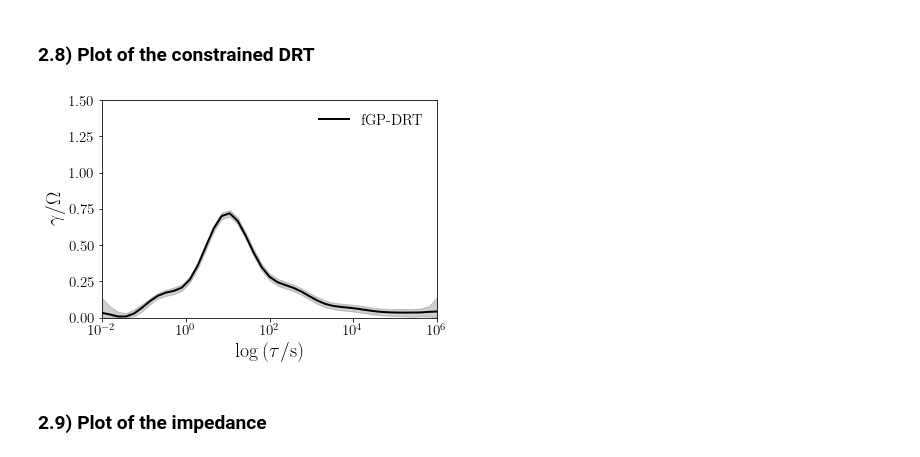
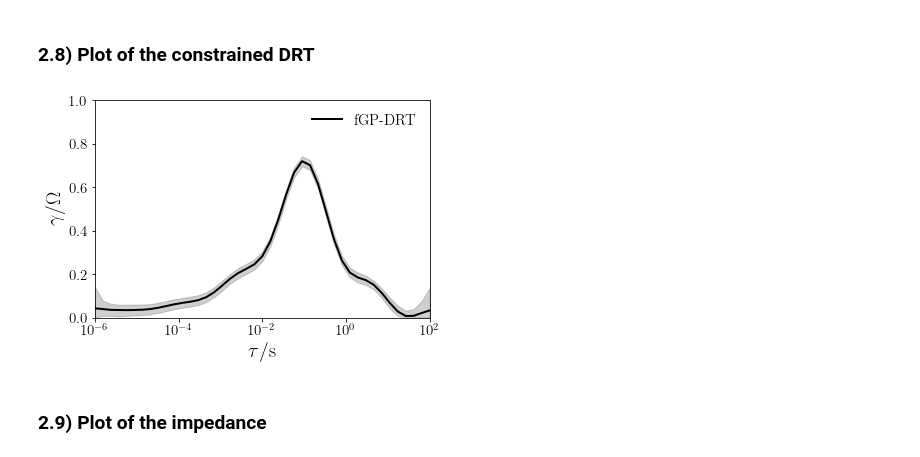
Before and after one commit to ciuccislab/fGP-DRT, a Jupyter notebook: tutorials/example5_SCFN_3percent_H2O_Temp_500_C.ipynb, the cells around one changed output. Cells and saved outputs as stored; diff of their text form; code cells hidden in the pictures.

```diff
--- a/tutorials/example5_SCFN_3percent_H2O_Temp_500_C.ipynb
+++ b/tutorials/example5_SCFN_3percent_H2O_Temp_500_C.ipynb
@@ -19,7 +19,7 @@ import scipy.io
 
 ### Load the data
 # %%
-df=pd.read_csv('./exp_data/500-AIR-3H2O.csv')
+df=pd.read_csv('./experimental_data/500-AIR-3H2O.csv')
 ##
 N_freqs = df.shape[0]
 freq_vec = np.flip(df['Freq'].values)
@@ -278,29 +278,29 @@ samples_Z_re_im = A@samples # samples of Z_re_im
 # %%
 gamma_avg = np.average(samples_gamma,axis=1)
 gamma_std = np.std(samples_gamma,axis=1)
 gamma_median = np.nanmedian(samples_gamma,axis=1)
 gamma_percentile_0dot1 = np.percentile(samples_gamma, 1, axis=1)
 gamma_percentile_0dot5 = np.percentile(samples_gamma, 50, axis=1)
 gamma_percentile_0dot9 = np.percentile(samples_gamma, 99, axis=1)
 
 # plot the DRT and its confidence region
-plt.semilogx(1/tau_vec, gamma_median, linewidth=2, color='black', label='fGP-DRT')
-plt.fill_between(1/tau_vec, gamma_percentile_0dot1, gamma_percentile_0dot9,
+plt.semilogx(tau_vec, gamma_median, linewidth=2, color='black', label='fGP-DRT')
+plt.fill_between(tau_vec, gamma_percentile_0dot1, gamma_percentile_0dot9,
                  color='0.25', alpha=0.25)
 
 plt.rc('text', usetex=True)
 plt.rc('font', family='serif', size=15)
 plt.rc('xtick', labelsize=15)
 plt.rc('ytick', labelsize=15)
-plt.axis([1E-2, 1E6, 0 ,1.5])
+plt.axis([1E-6, 1E2, 0 ,1.0])
 plt.legend(frameon=False, fontsize = 15)
-plt.xlabel(r'$\log\left(\tau/{\rm s}\right)$', fontsize = 20)
+plt.xlabel(r'$\tau/\rm s$', fontsize = 20)
 plt.ylabel(r'$\gamma/\Omega$', fontsize = 20)
 fig.set_size_inches(6.472, 4)
 
 plt.show()
 # %% [output]
-[figure, old version]
+[figure, new version]
 # %% [markdown]
 ### 2.9)  Plot of the impedance
 # %%
```
Also changed, not shown: parts of 14 cells of this notebook, 41 other files.
